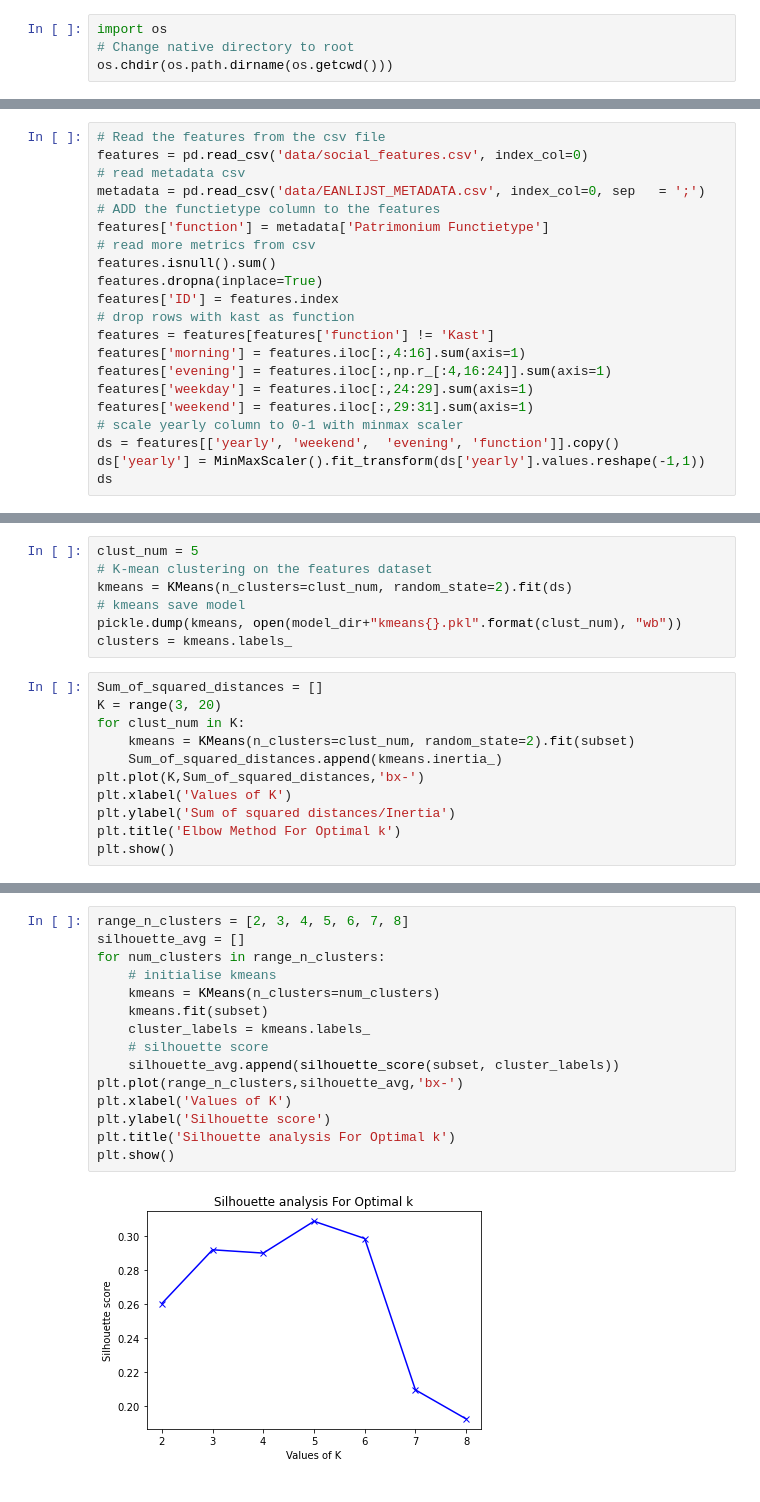
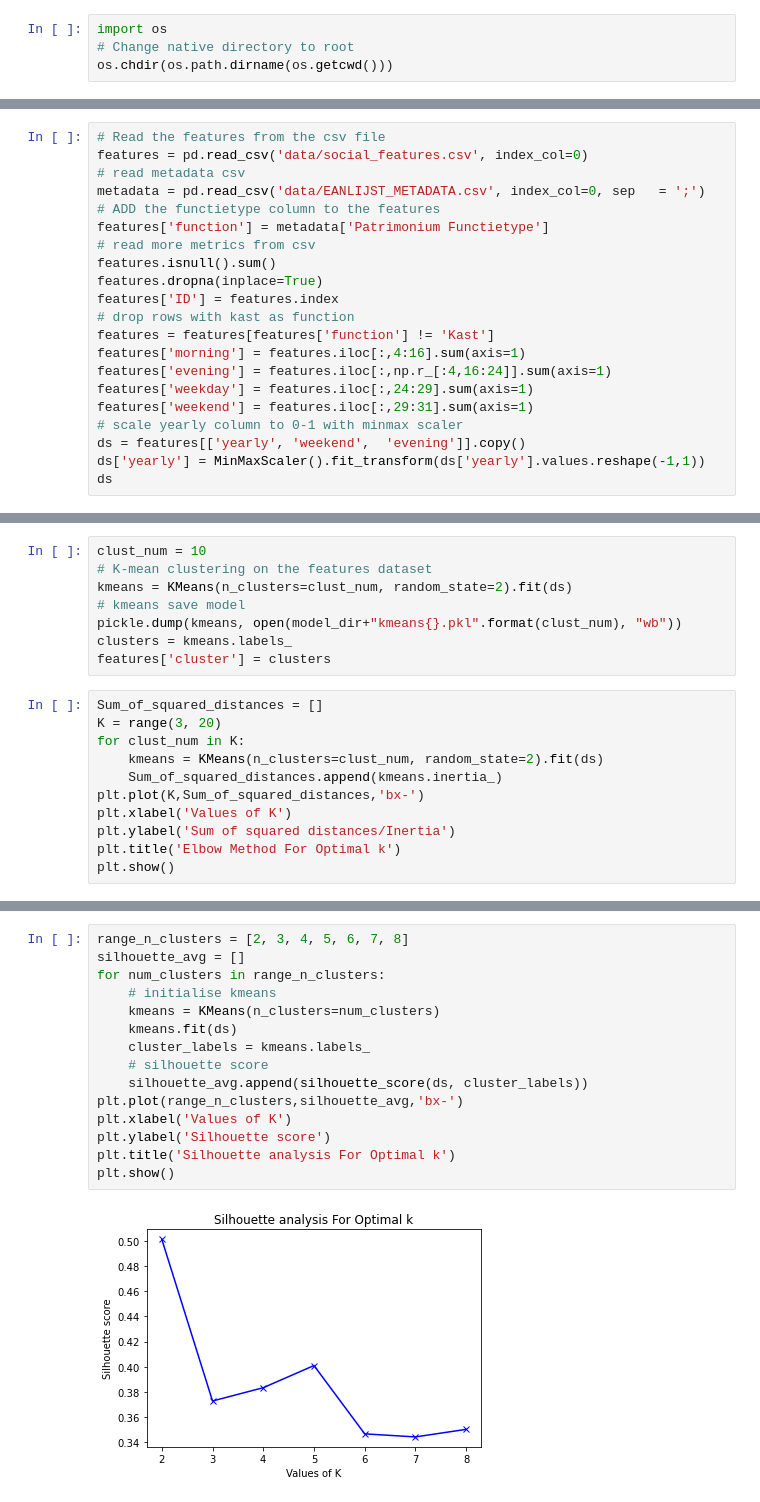
Before and after one commit to EVERGi/SLP_generator, a Jupyter notebook: notebooks/social_clustering.ipynb, the cells around one changed output, grey strips where cells are left out. Drawn from its saved outputs; the diff is of its cells as text.

```diff
--- a/notebooks/social_clustering.ipynb
+++ b/notebooks/social_clustering.ipynb
@@ -41,7 +39,7 @@ features['evening'] = features.iloc[:,np.r_[:4,16:24]].sum(axis=1)
 features['weekday'] = features.iloc[:,24:29].sum(axis=1)
 features['weekend'] = features.iloc[:,29:31].sum(axis=1)
 # scale yearly column to 0-1 with minmax scaler
-ds = features[['yearly', 'weekend',  'evening', 'function']].copy()
+ds = features[['yearly', 'weekend',  'evening']].copy()
 ds['yearly'] = MinMaxScaler().fit_transform(ds['yearly'].values.reshape(-1,1))
 ds
 # %% [output]
@@ -61,15 +59,16 @@ ds
 # %%
-clust_num = 5
+clust_num = 10
 # K-mean clustering on the features dataset
 kmeans = KMeans(n_clusters=clust_num, random_state=2).fit(ds)
 # kmeans save model
 pickle.dump(kmeans, open(model_dir+"kmeans{}.pkl".format(clust_num), "wb"))
 clusters = kmeans.labels_
+features['cluster'] = clusters
 # %%
 Sum_of_squared_distances = []
 K = range(3, 20)
 for clust_num in K:
-    kmeans = KMeans(n_clusters=clust_num, random_state=2).fit(subset)
+    kmeans = KMeans(n_clusters=clust_num, random_state=2).fit(ds)
     Sum_of_squared_distances.append(kmeans.inertia_)
 plt.plot(K,Sum_of_squared_distances,'bx-')
 plt.xlabel('Values of K')
@@ -81,18 +80,18 @@ plt.show()
 # %%
 range_n_clusters = [2, 3, 4, 5, 6, 7, 8]
 silhouette_avg = []
 for num_clusters in range_n_clusters:
     # initialise kmeans
     kmeans = KMeans(n_clusters=num_clusters)
-    kmeans.fit(subset)
+    kmeans.fit(ds)
     cluster_labels = kmeans.labels_
     # silhouette score
-    silhouette_avg.append(silhouette_score(subset, cluster_labels))
+    silhouette_avg.append(silhouette_score(ds, cluster_labels))
 plt.plot(range_n_clusters,silhouette_avg,'bx-')
 plt.xlabel('Values of K')
 plt.ylabel('Silhouette score')
 plt.title('Silhouette analysis For Optimal k')
 plt.show()
 # %% [output]
-[figure, old version]
+[figure, new version]
 # %%
```
Also changed, not shown: parts of 12 cells of this notebook.
